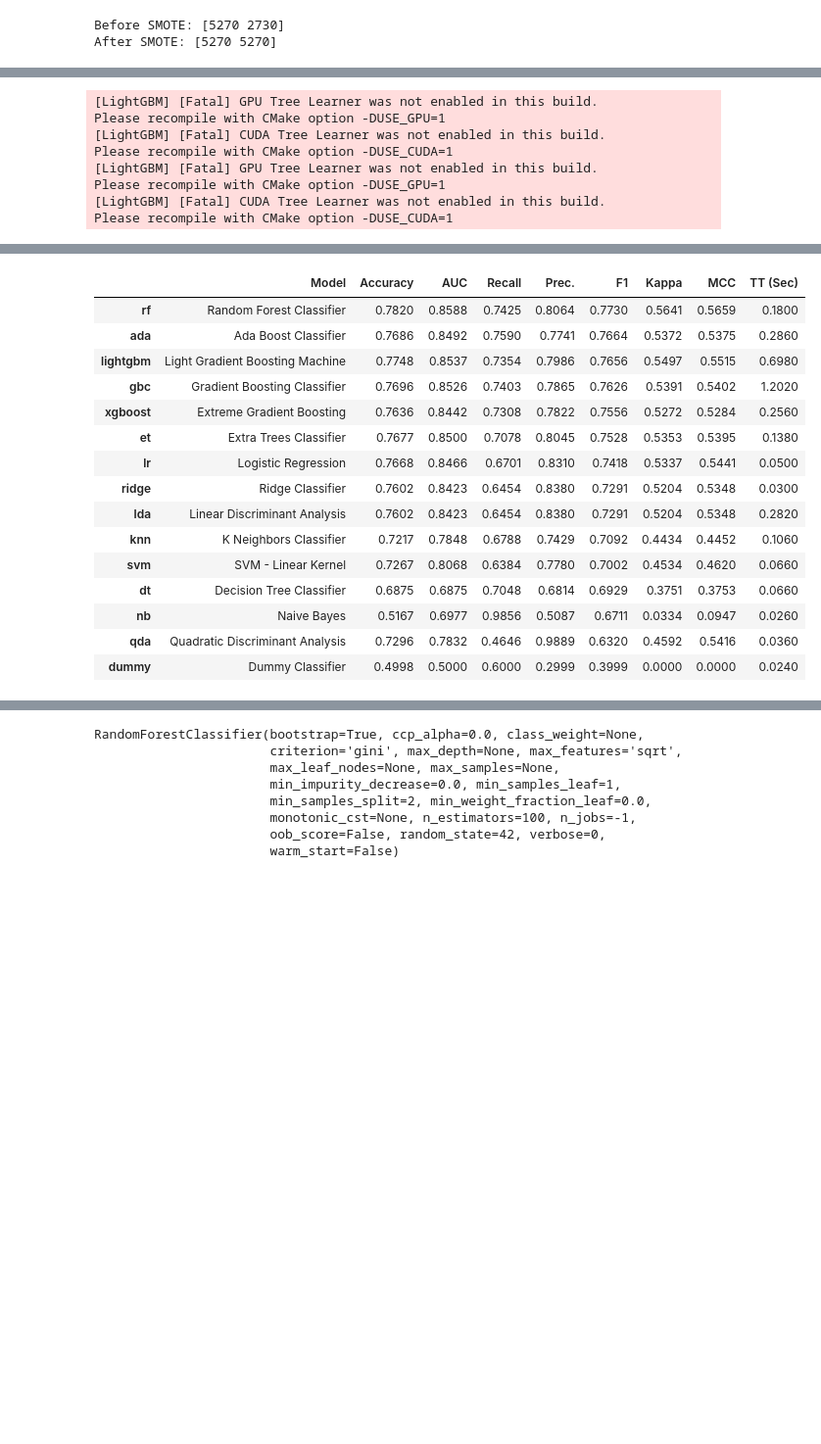
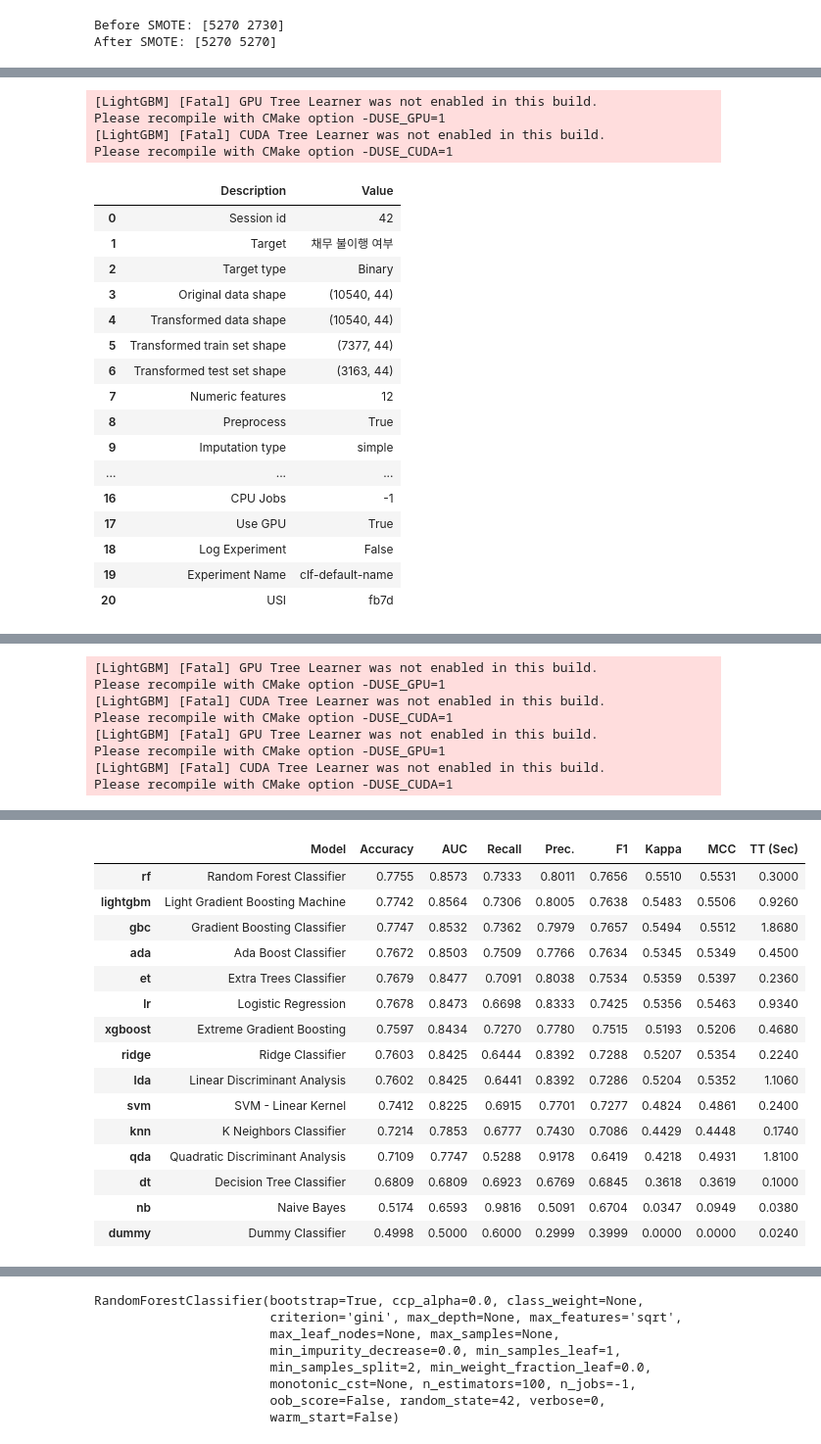
Before and after one commit to dothegee/dacon, a Jupyter notebook: smote_pycaret.ipynb, the cells around one changed output, grey strips where cells are left out. Shown at 98% size. Saved outputs shown, nothing was run; the diff lists cells and outputs as text; code cells hidden in the pictures; blank space fills up the shorter version.

```diff
--- a/smote_pycaret.ipynb
+++ b/smote_pycaret.ipynb
@@ -20,3 +25,9 @@ Name: proportion, dtype: float64
+# %%
+# 로그 변환
+log_columns = ["현재 미상환 신용액", "월 상환 부채액", "현재 대출 잔액"]
+for col in log_columns:
+    X[col] = np.log1p(X[col])
+    test_df[col] = np.log1p(test_df[col])
 # %%
 from sklearn.model_selection import train_test_split
 from imblearn.over_sampling import SMOTE
@@ -51,7 +62,7 @@ clf = setup(data=pd.concat([X_train_smote, y_train_smote], axis=1),
             session_id=42)
 
 # 여러 모델 비교 후 가장 성능이 좋은 모델 5개 선택
-top_models = compare_models(sort='F1', n_select=5, fold=5)
+top_models = compare_models(sort='AUC', n_select=5, fold=5)
 # %% [output]
 [LightGBM] [Warning] There are no meaningful features which satisfy the provided configuration. Decreasing Dataset parameters min_data_in_bin or min_data_in_leaf and re-constructing Dataset might reso ...
 [LightGBM] [Info] Number of positive: 1, number of negative: 1
@@ -118,7 +110,20 @@ Please recompile with CMake option -DUSE_CUDA=1
 Please recompile with CMake option -DUSE_GPU=1
 [LightGBM] [Fatal] CUDA Tree Learner was not enabled in this build.
 Please recompile with CMake option -DUSE_CUDA=1
-[LightGBM] [Fatal] GPU Tree Learner was not enabled in this build.
-Please recompile with CMake option -DUSE_GPU=1
-[LightGBM] [Fatal] CUDA Tree Learner was not enabled in this build.
-Please recompile with CMake option -DUSE_CUDA=1
+|  | Description | Value |
+| 0 | Session id | 42 |
+| 1 | Target | 채무 불이행 여부 |
+| 2 | Target type | Binary |
+| 3 | Original data shape | (10540, 44) |
+| 4 | Transformed data shape | (10540, 44) |
+| 5 | Transformed train set shape | (7377, 44) |
+| 6 | Transformed test set shape | (3163, 44) |
+| 7 | Numeric features | 12 |
+| 8 | Preprocess | True |
+| 9 | Imputation type | simple |
+| ... | ... | ... |
+| 16 | CPU Jobs | -1 |
+| 17 | Use GPU | True |
+| 18 | Log Experiment | False |
+| 19 | Experiment Name | clf-default-name |
+| 20 | USI | fb7d |
@@ -125,19 +140,27 @@ Please recompile with CMake option -DUSE_CUDA=1
+[LightGBM] [Fatal] GPU Tree Learner was not enabled in this build.
+Please recompile with CMake option -DUSE_GPU=1
+[LightGBM] [Fatal] CUDA Tree Learner was not enabled in this build.
+Please recompile with CMake option -DUSE_CUDA=1
+[LightGBM] [Fatal] GPU Tree Learner was not enabled in this build.
+Please recompile with CMake option -DUSE_GPU=1
+[LightGBM] [Fatal] CUDA Tree Learner was not enabled in this build.
+Please recompile with CMake option -DUSE_CUDA=1
 [interactive output not drawn]
 |  | Model | Accuracy | AUC | Recall | Prec. | F1 | Kappa | MCC | TT (Sec) |
-| rf | Random Forest Classifier | 0.7820 | 0.8588 | 0.7425 | 0.8064 | 0.7730 | 0.5641 | 0.5659 | 0.1800 |
-| ada | Ada Boost Classifier | 0.7686 | 0.8492 | 0.7590 | 0.7741 | 0.7664 | 0.5372 | 0.5375 | 0.2860 |
-| lightgbm | Light Gradient Boosting Machine | 0.7748 | 0.8537 | 0.7354 | 0.7986 | 0.7656 | 0.5497 | 0.5515 | 0.6980 |
-| gbc | Gradient Boosting Classifier | 0.7696 | 0.8526 | 0.7403 | 0.7865 | 0.7626 | 0.5391 | 0.5402 | 1.2020 |
-| xgboost | Extreme Gradient Boosting | 0.7636 | 0.8442 | 0.7308 | 0.7822 | 0.7556 | 0.5272 | 0.5284 | 0.2560 |
-| et | Extra Trees Classifier | 0.7677 | 0.8500 | 0.7078 | 0.8045 | 0.7528 | 0.5353 | 0.5395 | 0.1380 |
-| lr | Logistic Regression | 0.7668 | 0.8466 | 0.6701 | 0.8310 | 0.7418 | 0.5337 | 0.5441 | 0.0500 |
-| ridge | Ridge Classifier | 0.7602 | 0.8423 | 0.6454 | 0.8380 | 0.7291 | 0.5204 | 0.5348 | 0.0300 |
-| lda | Linear Discriminant Analysis | 0.7602 | 0.8423 | 0.6454 | 0.8380 | 0.7291 | 0.5204 | 0.5348 | 0.2820 |
-| knn | K Neighbors Classifier | 0.7217 | 0.7848 | 0.6788 | 0.7429 | 0.7092 | 0.4434 | 0.4452 | 0.1060 |
-| svm | SVM - Linear Kernel | 0.7267 | 0.8068 | 0.6384 | 0.7780 | 0.7002 | 0.4534 | 0.4620 | 0.0660 |
-| dt | Decision Tree Classifier | 0.6875 | 0.6875 | 0.7048 | 0.6814 | 0.6929 | 0.3751 | 0.3753 | 0.0660 |
-| nb | Naive Bayes | 0.5167 | 0.6977 | 0.9856 | 0.5087 | 0.6711 | 0.0334 | 0.0947 | 0.0260 |
-| qda | Quadratic Discriminant Analysis | 0.7296 | 0.7832 | 0.4646 | 0.9889 | 0.6320 | 0.4592 | 0.5416 | 0.0360 |
+| rf | Random Forest Classifier | 0.7755 | 0.8573 | 0.7333 | 0.8011 | 0.7656 | 0.5510 | 0.5531 | 0.3000 |
+| lightgbm | Light Gradient Boosting Machine | 0.7742 | 0.8564 | 0.7306 | 0.8005 | 0.7638 | 0.5483 | 0.5506 | 0.9260 |
+| gbc | Gradient Boosting Classifier | 0.7747 | 0.8532 | 0.7362 | 0.7979 | 0.7657 | 0.5494 | 0.5512 | 1.8680 |
+| ada | Ada Boost Classifier | 0.7672 | 0.8503 | 0.7509 | 0.7766 | 0.7634 | 0.5345 | 0.5349 | 0.4500 |
+| et | Extra Trees Classifier | 0.7679 | 0.8477 | 0.7091 | 0.8038 | 0.7534 | 0.5359 | 0.5397 | 0.2360 |
+| lr | Logistic Regression | 0.7678 | 0.8473 | 0.6698 | 0.8333 | 0.7425 | 0.5356 | 0.5463 | 0.9340 |
+| xgboost | Extreme Gradient Boosting | 0.7597 | 0.8434 | 0.7270 | 0.7780 | 0.7515 | 0.5193 | 0.5206 | 0.4680 |
+| ridge | Ridge Classifier | 0.7603 | 0.8425 | 0.6444 | 0.8392 | 0.7288 | 0.5207 | 0.5354 | 0.2240 |
+| lda | Linear Discriminant Analysis | 0.7602 | 0.8425 | 0.6441 | 0.8392 | 0.7286 | 0.5204 | 0.5352 | 1.1060 |
+| svm | SVM - Linear Kernel | 0.7412 | 0.8225 | 0.6915 | 0.7701 | 0.7277 | 0.4824 | 0.4861 | 0.2400 |
+| knn | K Neighbors Classifier | 0.7214 | 0.7853 | 0.6777 | 0.7430 | 0.7086 | 0.4429 | 0.4448 | 0.1740 |
+| qda | Quadratic Discriminant Analysis | 0.7109 | 0.7747 | 0.5288 | 0.9178 | 0.6419 | 0.4218 | 0.4931 | 1.8100 |
+| dt | Decision Tree Classifier | 0.6809 | 0.6809 | 0.6923 | 0.6769 | 0.6845 | 0.3618 | 0.3619 | 0.1000 |
+| nb | Naive Bayes | 0.5174 | 0.6593 | 0.9816 | 0.5091 | 0.6704 | 0.0347 | 0.0949 | 0.0380 |
 | dummy | Dummy Classifier | 0.4998 | 0.5000 | 0.6000 | 0.2999 | 0.3999 | 0.0000 | 0.0000 | 0.0240 |
 [interactive output not drawn]
 # %%
```
Also changed, not shown: parts of 8 cells of this notebook, 7 other files.
